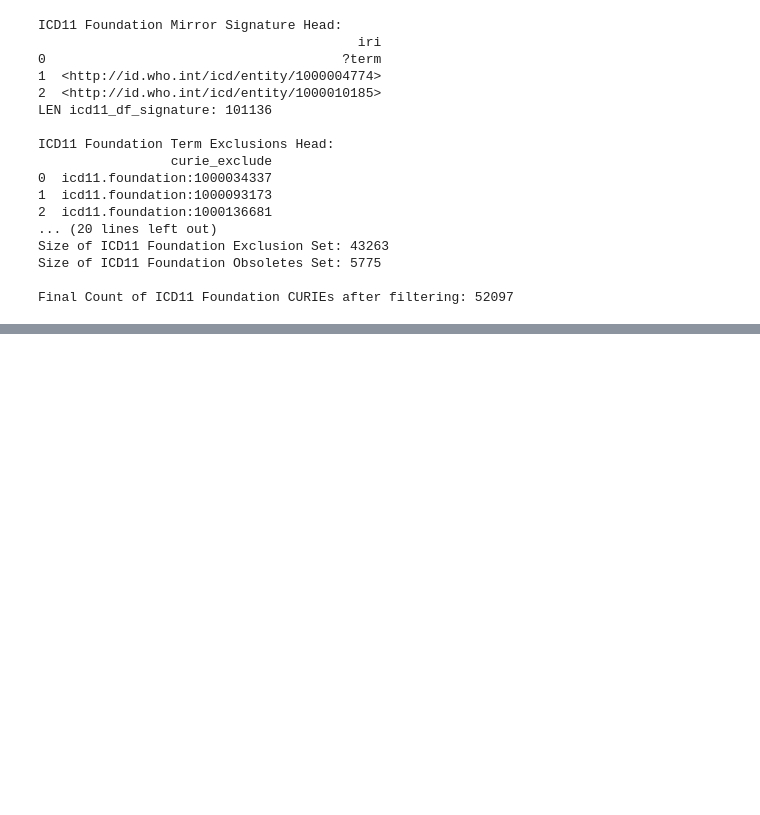
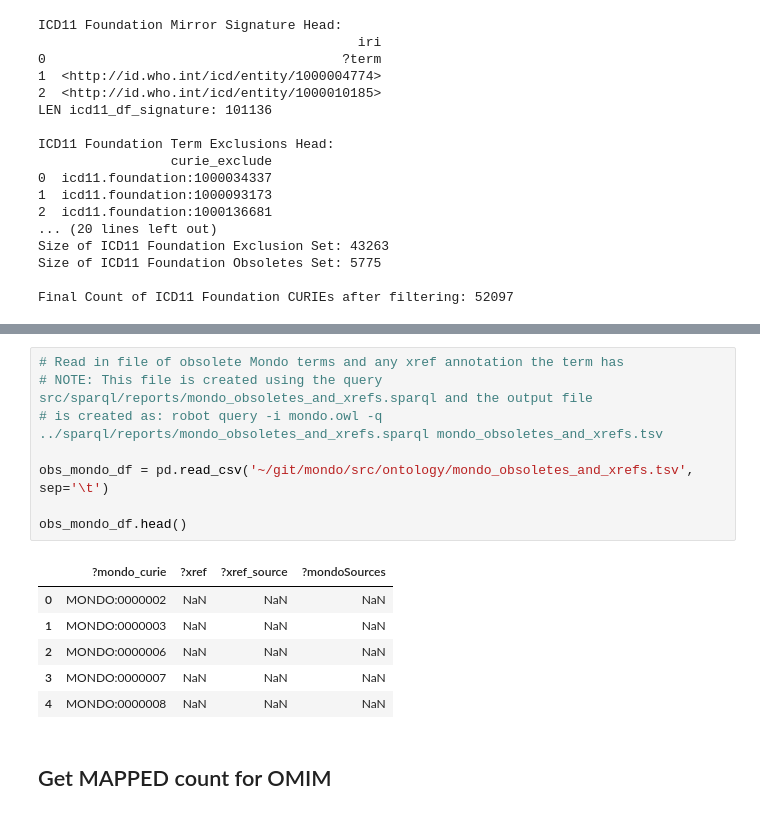
Before and after one commit to monarch-initiative/mondo-ingest, a Jupyter notebook: src/ontology/AlignmentStats.ipynb, the cells around one changed output, grey strips where cells are left out. Saved outputs shown, nothing was run; the diff lists cells and outputs as text; blank space fills up the shorter version.

```diff
--- a/src/ontology/AlignmentStats.ipynb
+++ b/src/ontology/AlignmentStats.ipynb
@@ -452,0 +498,17 @@ Final Count of ICD11 Foundation CURIEs after filtering: 52097
+# %%
+# Read in file of obsolete Mondo terms and any xref annotation the term has
+# NOTE: This file is created using the query src/sparql/reports/mondo_obsoletes_and_xrefs.sparql and the output file
+# is created as: robot query -i mondo.owl -q ../sparql/reports/mondo_obsoletes_and_xrefs.sparql mondo_obsoletes_and_xrefs.tsv
+
+obs_mondo_df = pd.read_csv('~/git/mondo/src/ontology/mondo_obsoletes_and_xrefs.tsv', sep='\t')
+
+obs_mondo_df.head()
+# %% [output]
+|  | ?mondo_curie | ?xref | ?xref_source | ?mondoSources |
+| 0 | MONDO:0000002 | NaN | NaN | NaN |
+| 1 | MONDO:0000003 | NaN | NaN | NaN |
+| 2 | MONDO:0000006 | NaN | NaN | NaN |
+| 3 | MONDO:0000007 | NaN | NaN | NaN |
+| 4 | MONDO:0000008 | NaN | NaN | NaN |
+# %% [markdown]
+## Get MAPPED count for OMIM
```
Also changed, not shown: parts of 19 cells of this notebook.
